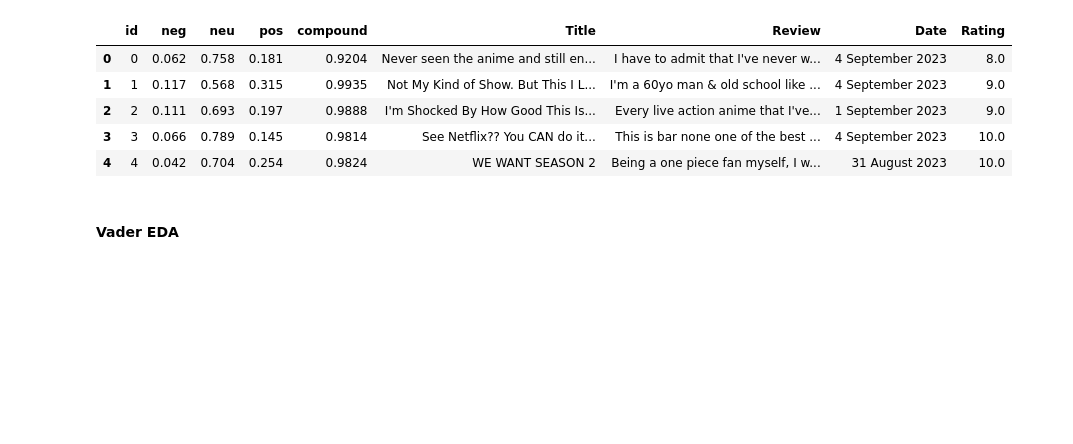
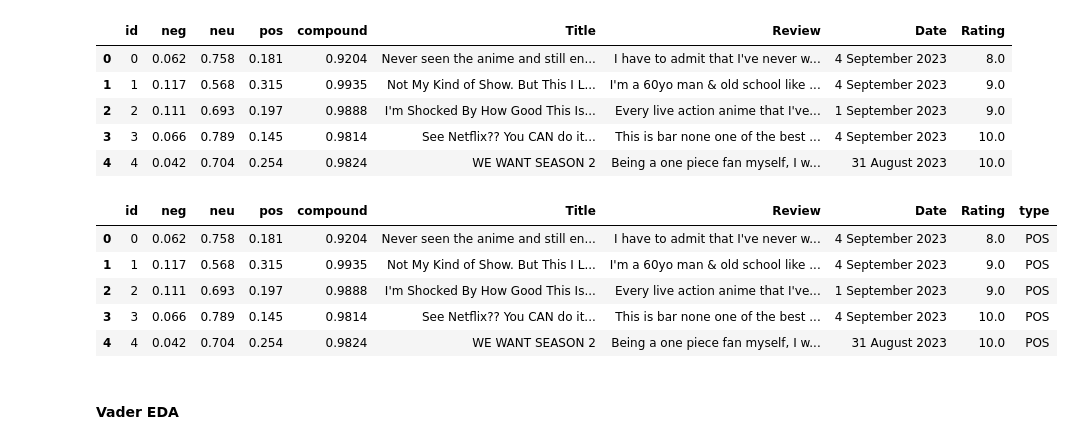
Before and after one commit to ir-zidni/Projct-Sentiment_Analysis_One_Piece_IMDB_Review_Using_Roberta, a Jupyter notebook: Sentiment Analysis.ipynb, the cells around one changed output. Drawn from its saved outputs; the diff is of its cells as text; code cells hidden in the pictures; blank space fills up the shorter version.

```diff
--- a/Sentiment Analysis.ipynb
+++ b/Sentiment Analysis.ipynb
@@ -88,5 +88,18 @@ vader_result.head()
 | 2 | 2 | 0.111 | 0.693 | 0.197 | 0.9888 | I'm Shocked By How Good This Is... | Every live action anime that I've... | 1 September 2023 | 9.0 |
 | 3 | 3 | 0.066 | 0.789 | 0.145 | 0.9814 | See Netflix?? You CAN do it... | This is bar none one of the best ... | 4 September 2023 | 10.0 |
 | 4 | 4 | 0.042 | 0.704 | 0.254 | 0.9824 | WE WANT SEASON 2 | Being a one piece fan myself, I w... | 31 August 2023 | 10.0 |
+# %%
+vader_result['type']=''
+vader_result.loc[vader_result.compound >0.2,'type']='POS'
+vader_result.loc[(vader_result.compound >=-0.2) & (vader_result.compound <=0.2),'type']='NEUTRAL'
+vader_result.loc[vader_result.compound <-0.2,'type']='NEG'
+vader_result.head()
+# %% [output]
+|  | id | neg | neu | pos | compound | Title | Review | Date | Rating | type |
+| 0 | 0 | 0.062 | 0.758 | 0.181 | 0.9204 | Never seen the anime and still en... | I have to admit that I've never w... | 4 September 2023 | 8.0 | POS |
+| 1 | 1 | 0.117 | 0.568 | 0.315 | 0.9935 | Not My Kind of Show. But This I L... | I'm a 60yo man & old school like ... | 4 September 2023 | 9.0 | POS |
+| 2 | 2 | 0.111 | 0.693 | 0.197 | 0.9888 | I'm Shocked By How Good This Is... | Every live action anime that I've... | 1 September 2023 | 9.0 | POS |
+| 3 | 3 | 0.066 | 0.789 | 0.145 | 0.9814 | See Netflix?? You CAN do it... | This is bar none one of the best ... | 4 September 2023 | 10.0 | POS |
+| 4 | 4 | 0.042 | 0.704 | 0.254 | 0.9824 | WE WANT SEASON 2 | Being a one piece fan myself, I w... | 31 August 2023 | 10.0 | POS |
 # %% [markdown]
 #### Vader EDA
```
Also changed, not shown: parts of 3 cells of this notebook.
